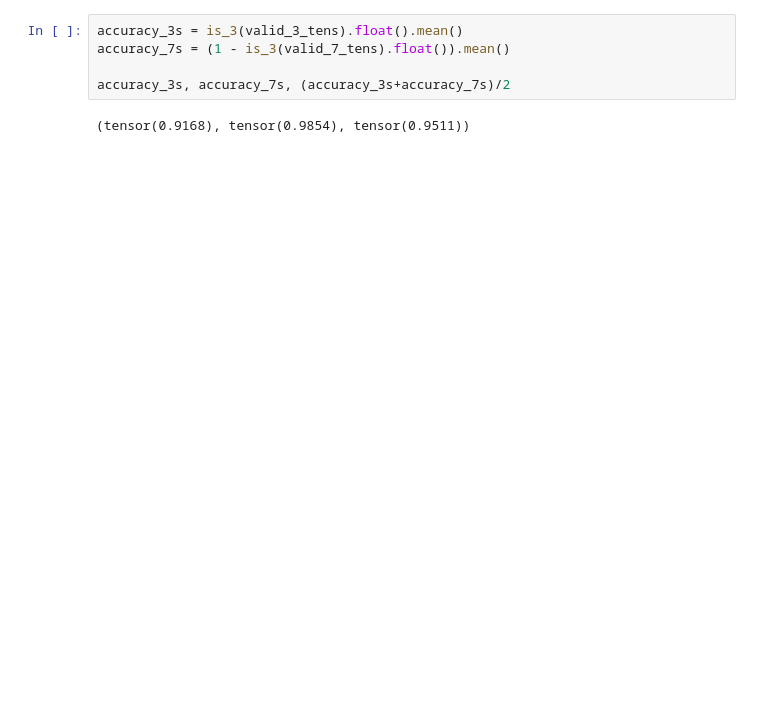
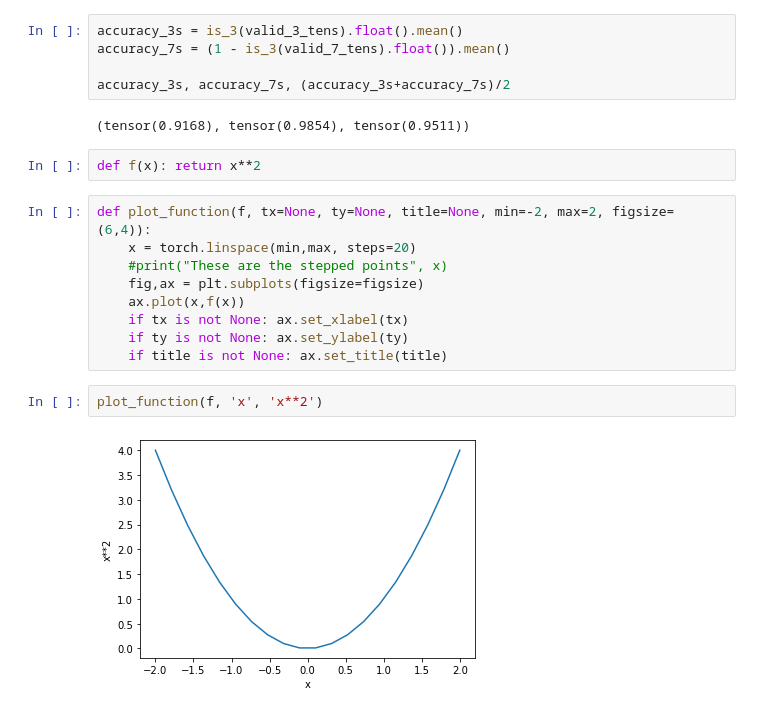
Before and after one commit to satani99/practical_deep_learning_for_coders, a Jupyter notebook: fast_ai_3.ipynb, the cells around one changed output. Drawn from its saved outputs; the diff is of its cells as text; blank space fills up the shorter version.

```diff
--- a/fast_ai_3.ipynb
+++ b/fast_ai_3.ipynb
@@ -154,3 +154,18 @@ accuracy_7s = (1 - is_3(valid_7_tens).float()).mean()
 accuracy_3s, accuracy_7s, (accuracy_3s+accuracy_7s)/2
 # %% [output]
 (tensor(0.9168), tensor(0.9854), tensor(0.9511))
+# %%
+def f(x): return x**2
+# %%
+def plot_function(f, tx=None, ty=None, title=None, min=-2, max=2, figsize=(6,4)):
+    x = torch.linspace(min,max, steps=20)
+    #print("These are the stepped points", x)
+    fig,ax = plt.subplots(figsize=figsize)
+    ax.plot(x,f(x))
+    if tx is not None: ax.set_xlabel(tx)
+    if ty is not None: ax.set_ylabel(ty)
+    if title is not None: ax.set_title(title)
+# %%
+plot_function(f, 'x', 'x**2')
+# %% [output]
+[figure, added]
```
Also changed, not shown: parts of 4 cells of this notebook.
